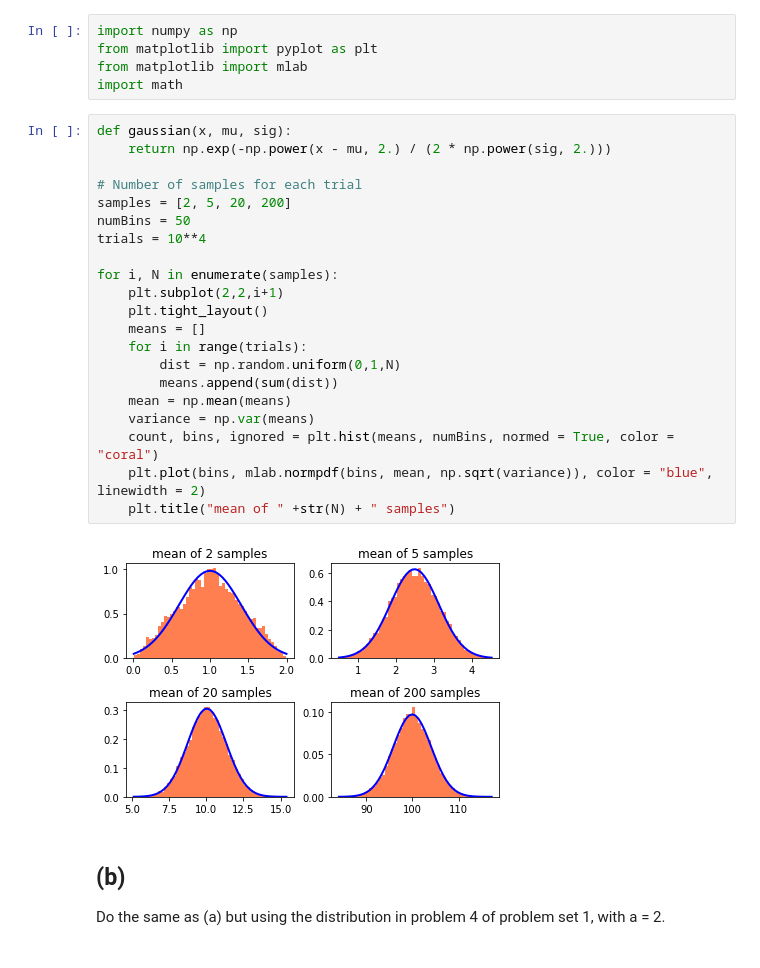
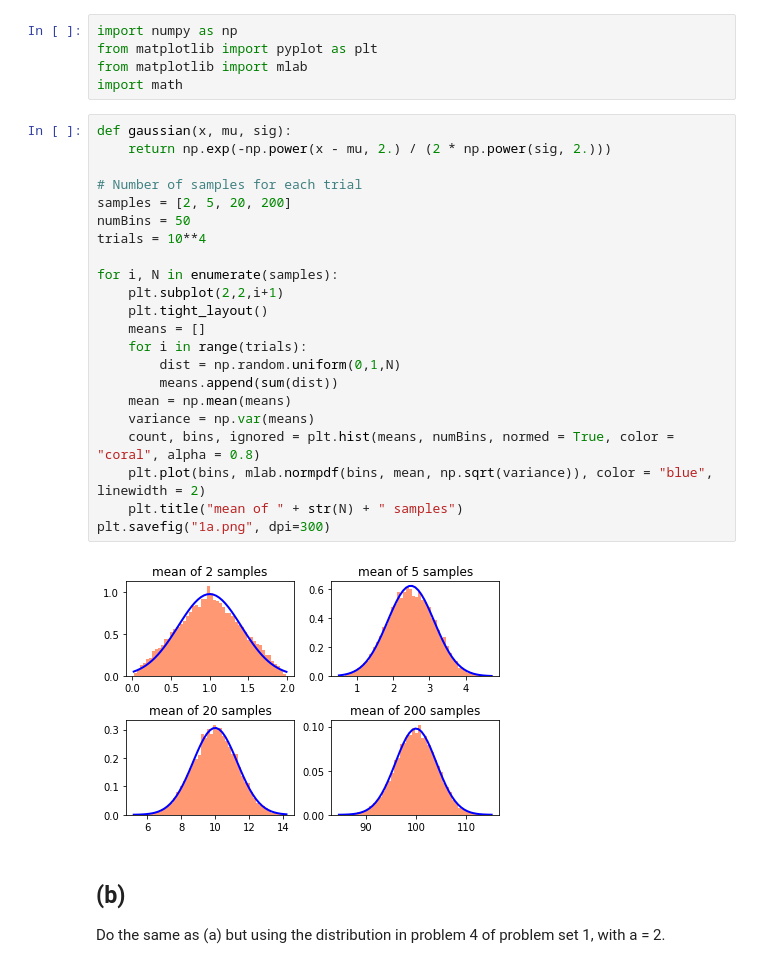
Before and after one commit to jopetty/ASTR-356, a Jupyter notebook: Assignment 2/PHYS_356_notebook.ipynb, the cells around one changed output. Saved outputs shown, nothing was run; the diff lists cells and outputs as text.

```diff
--- a/Assignment 2/PHYS_356_notebook.ipynb
+++ b/Assignment 2/PHYS_356_notebook.ipynb
@@ -11,26 +11,27 @@ import math
 # %%
 def gaussian(x, mu, sig):
     return np.exp(-np.power(x - mu, 2.) / (2 * np.power(sig, 2.)))
 
 # Number of samples for each trial
 samples = [2, 5, 20, 200]
 numBins = 50
 trials = 10**4
 
 for i, N in enumerate(samples):
     plt.subplot(2,2,i+1)
     plt.tight_layout()
     means = []
     for i in range(trials):
         dist = np.random.uniform(0,1,N)
         means.append(sum(dist))
     mean = np.mean(means)
     variance = np.var(means)
-    count, bins, ignored = plt.hist(means, numBins, normed = True, color = "coral")
+    count, bins, ignored = plt.hist(means, numBins, normed = True, color = "coral", alpha = 0.8)
     plt.plot(bins, mlab.normpdf(bins, mean, np.sqrt(variance)), color = "blue", linewidth = 2)
-    plt.title("mean of " +str(N) + " samples")
+    plt.title("mean of " + str(N) + " samples")
+plt.savefig("1a.png", dpi=300)
 # %% [output]
-[figure, old version]
+[figure, new version]
 # %% [markdown]
 ## (b)
 Do the same as (a) but using the distribution in problem 4 of problem set 1, with a = 2.
```
Also changed, not shown: parts of 3 cells of this notebook, 6 other files.
